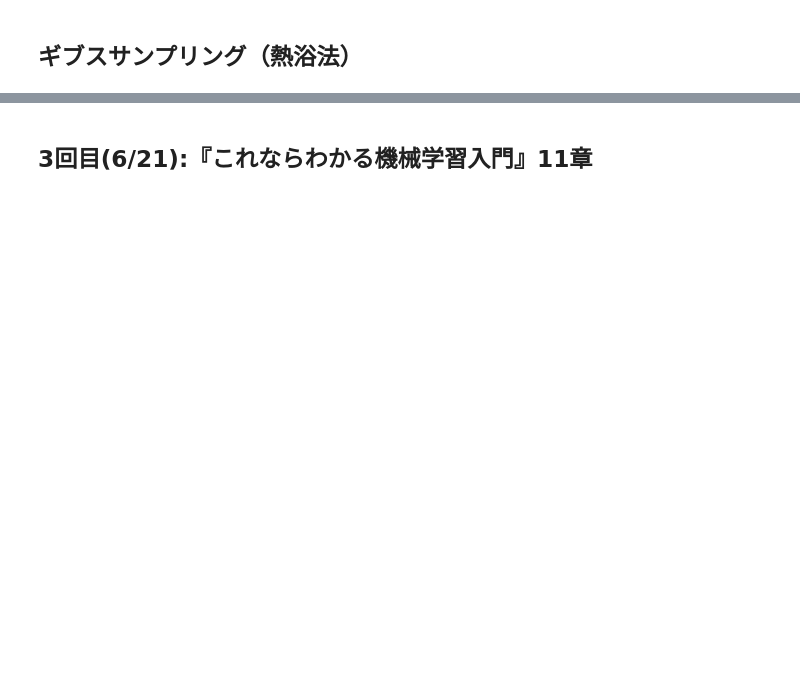
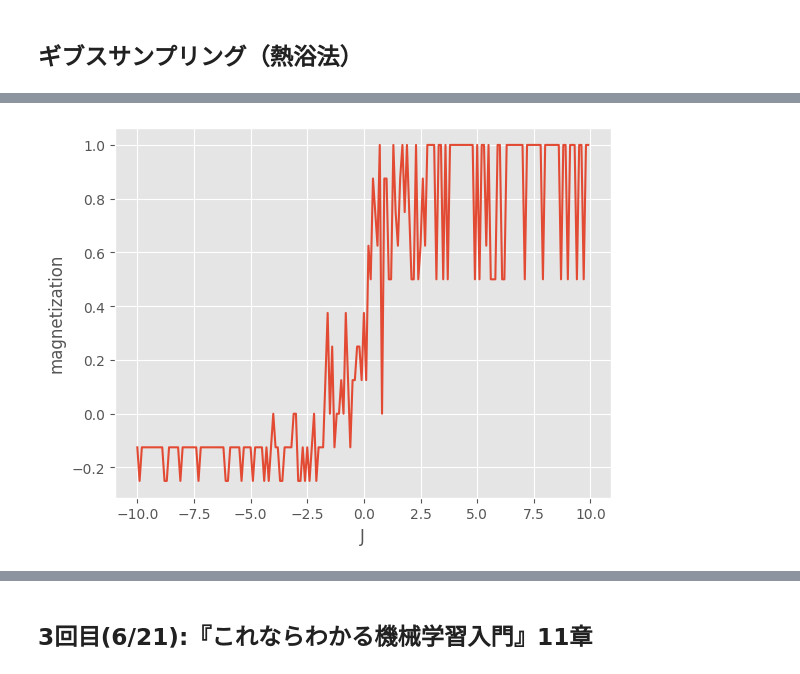
Before and after one commit to LABO-M/MachineLearningPhasesOfMatter, a Jupyter notebook: ising_heatbath.ipynb, the cells around one changed output, grey strips where cells are left out. Drawn from its saved outputs; the diff is of its cells as text; code cells hidden in the pictures; blank space fills up the shorter version.

```diff
--- a/ising_heatbath.ipynb
+++ b/ising_heatbath.ipynb
@@ -740,0 +597,4 @@ plt.show()
+# %%
+beta = 1
+J = 1
+h = 0
@@ -740,0 +730,19 @@ plt.show()
+# %%
+# 相互作用パラメータを変化させた時
+np.random.seed(111)
+beta = 0.5
+J = np.arange(-10, 10 , 0.1)
+h = 1
+magnetization = []
+for jj in J:
+    # 正方格子の初期化
+    lattice = test_lattice()
+    lattice = one_step(lattice, beta , jj , h)
+    m = compute_magnetization(lattice)
+    magnetization.append(m)
+plt.plot(J, magnetization)
+plt.xlabel("J")
+plt.ylabel("magnetization")
+plt.show()
+# %% [output]
+[figure, added]
```
Also changed, not shown: parts of 59 cells of this notebook, 1 other file.
